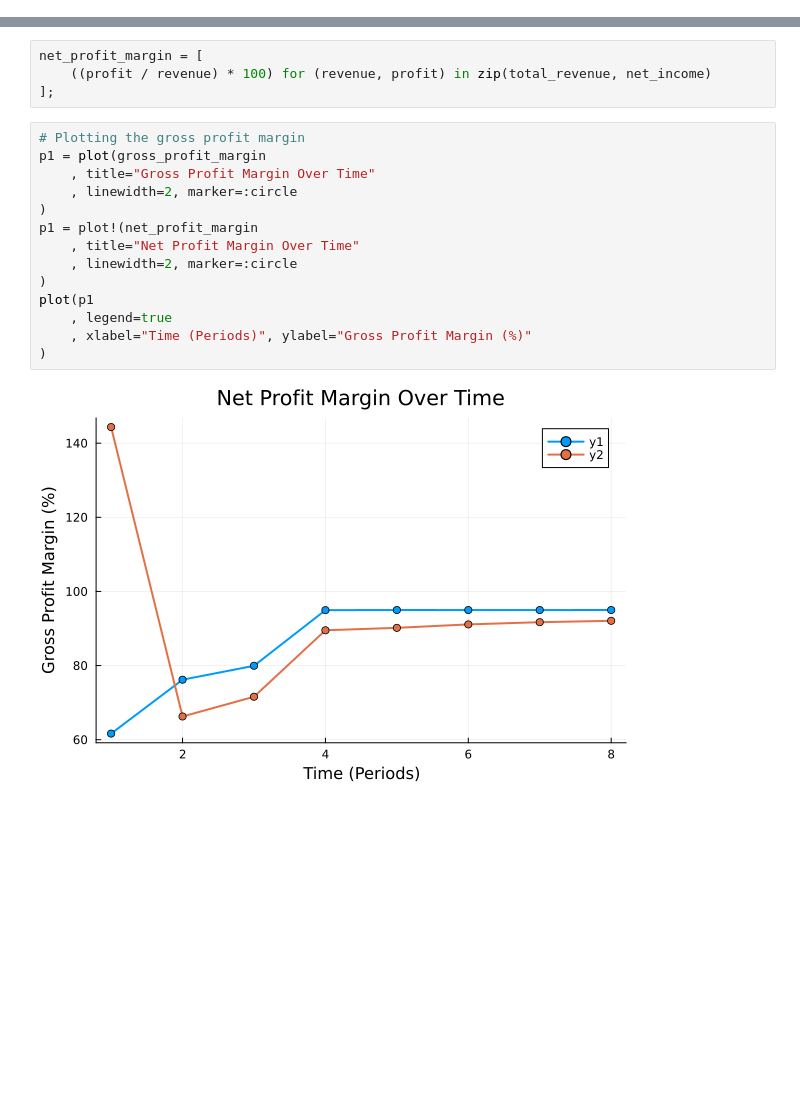
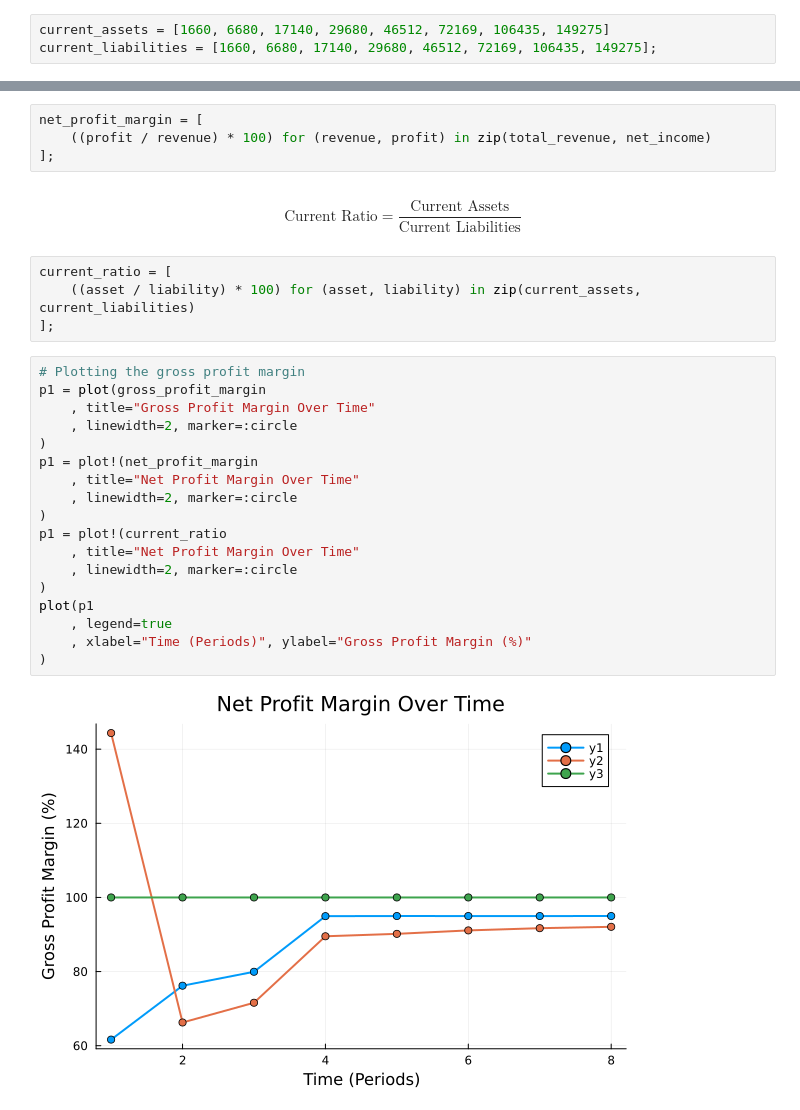
Before and after one commit to setrar/Business, a Jupyter notebook: FinancialStatements/financial_presentation.ipynb, the cells around one changed output, grey strips where cells are left out. Saved outputs shown, nothing was run; the diff lists cells and outputs as text; blank space fills up the shorter version.

```diff
--- a/FinancialStatements/financial_presentation.ipynb
+++ b/FinancialStatements/financial_presentation.ipynb
@@ -7,6 +7,9 @@ total_cogs = [441, 2400, 4800, 1672, 2585, 3971, 5818, 8126]
 gross_profit = [2160, 7680, 19140, 31680, 48991, 75241, 110242, 153994]
 opex = [500, 1000, 2000, 2479, 3072, 3807, 4719, 4719]
 net_income = [1660, 6680, 17140, 29680, 46512, 72169, 106435, 149275];
+# %%
+current_assets = [1660, 6680, 17140, 29680, 46512, 72169, 106435, 149275]
+current_liabilities = [1660, 6680, 17140, 29680, 46512, 72169, 106435, 149275];
 # %% [markdown]
 1. Profitability Ratios
 # %% [markdown]
@@ -25,19 +28,31 @@ $$
 net_profit_margin = [
     ((profit / revenue) * 100) for (revenue, profit) in zip(total_revenue, net_income)
 ];
+# %% [markdown]
+$$
+\text{Current Ratio} = \frac{\text{Current Assets}}{\text{Current Liabilities}}
+$$
+# %%
+current_ratio = [
+    ((asset / liability) * 100) for (asset, liability) in zip(current_assets, current_liabilities)
+];
 # %%
 # Plotting the gross profit margin
 p1 = plot(gross_profit_margin
     , title="Gross Profit Margin Over Time"
     , linewidth=2, marker=:circle
 )
 p1 = plot!(net_profit_margin
     , title="Net Profit Margin Over Time"
     , linewidth=2, marker=:circle
 )
+p1 = plot!(current_ratio
+    , title="Net Profit Margin Over Time"
+    , linewidth=2, marker=:circle
+)
 plot(p1
     , legend=true
     , xlabel="Time (Periods)", ylabel="Gross Profit Margin (%)"
 )
 # %% [output]
-[figure, old version]
+[figure, new version]
```
